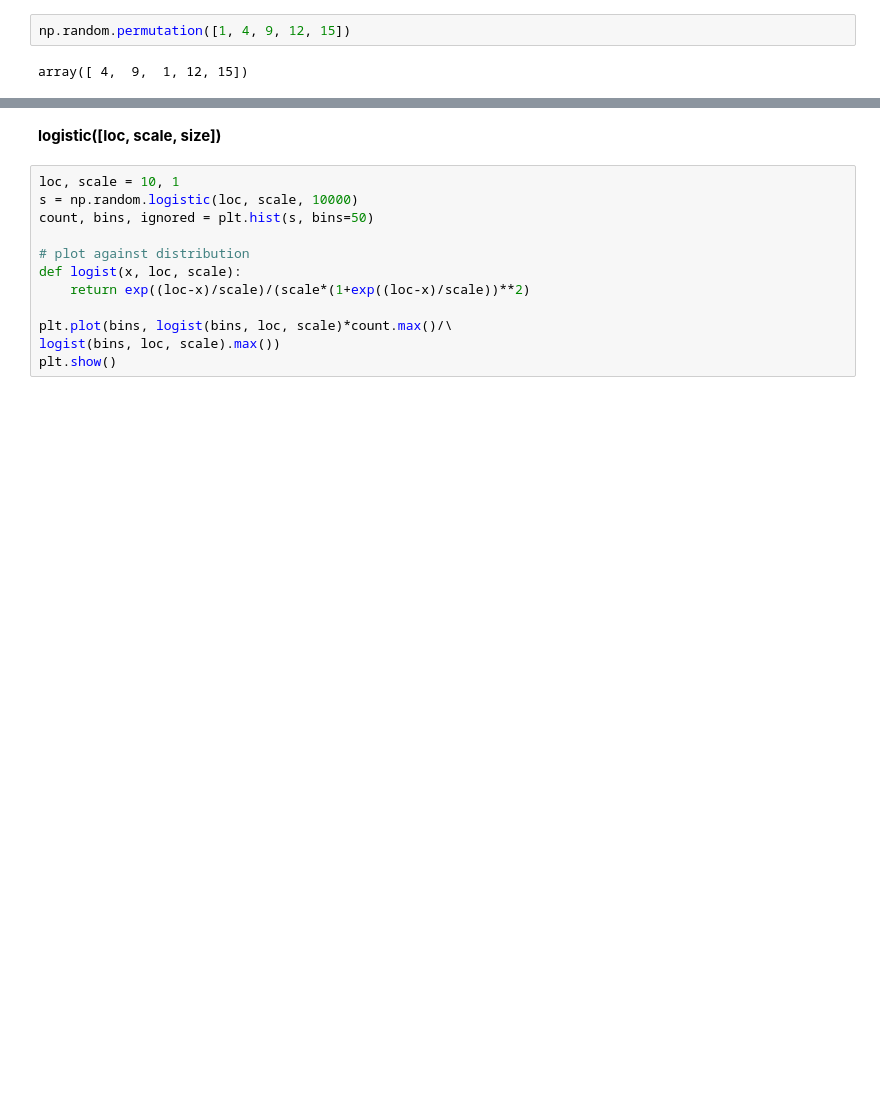
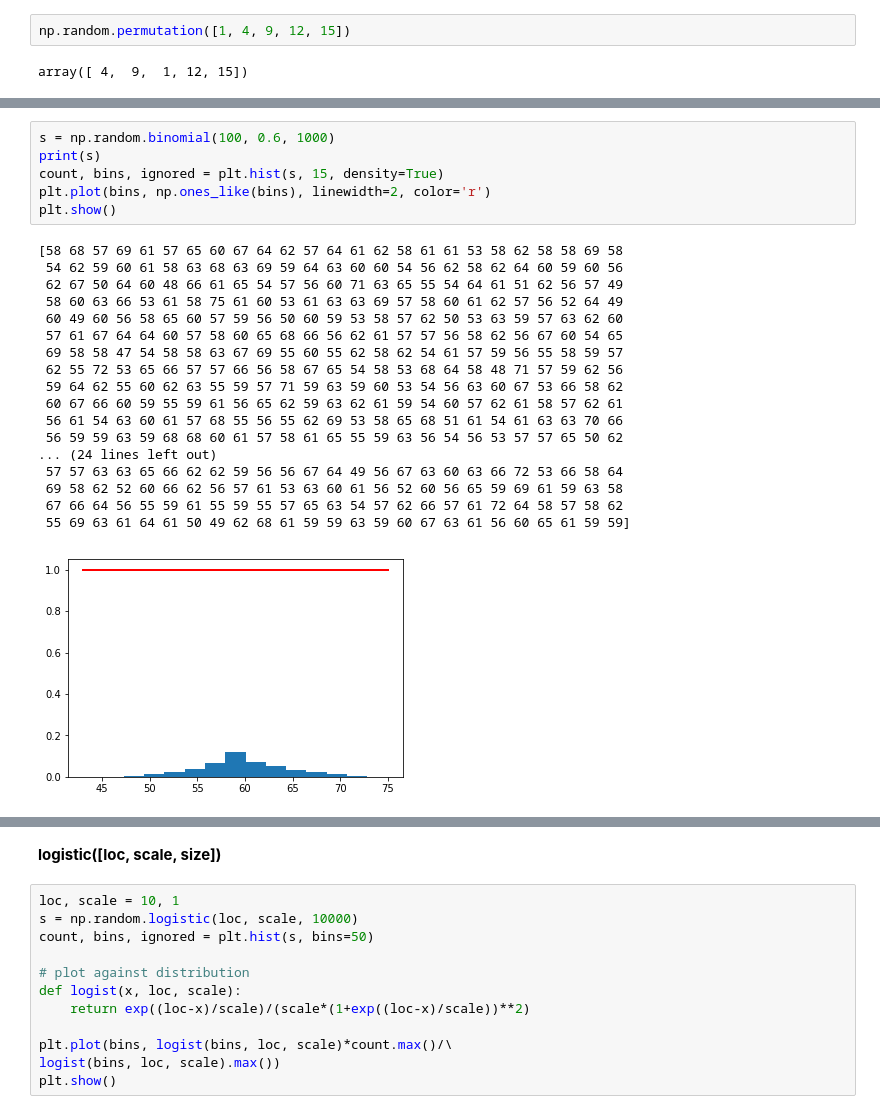
Before and after one commit to joanh3aly/GMIT-2-programming-assigment-1, a Jupyter notebook: assignment-1.0.ipynb, the cells around one changed output, grey strips where cells are left out. Cells and saved outputs as stored; diff of their text form; blank space fills up the shorter version.

```diff
--- a/assignment-1.0.ipynb
+++ b/assignment-1.0.ipynb
@@ -88,0 +149,25 @@ array([ 1.64769991,  1.25970152,  0.68671531,  0.28534859])
+# %%
+s = np.random.binomial(100, 0.6, 1000)
+print(s)
+count, bins, ignored = plt.hist(s, 15, density=True)
+plt.plot(bins, np.ones_like(bins), linewidth=2, color='r')
+plt.show()
+# %% [output]
+[58 68 57 69 61 57 65 60 67 64 62 57 64 61 62 58 61 61 53 58 62 58 58 69 58
+ 54 62 59 60 61 58 63 68 63 69 59 64 63 60 60 54 56 62 58 62 64 60 59 60 56
+ 62 67 50 64 60 48 66 61 65 54 57 56 60 71 63 65 55 54 64 61 51 62 56 57 49
+ 58 60 63 66 53 61 58 75 61 60 53 61 63 63 69 57 58 60 61 62 57 56 52 64 49
+ 60 49 60 56 58 65 60 57 59 56 50 60 59 53 58 57 62 50 53 63 59 57 63 62 60
+ 57 61 67 64 64 60 57 58 60 65 68 66 56 62 61 57 57 56 58 62 56 67 60 54 65
+ 69 58 58 47 54 58 58 63 67 69 55 60 55 62 58 62 54 61 57 59 56 55 58 59 57
+ 62 55 72 53 65 66 57 57 66 56 58 67 65 54 58 53 68 64 58 48 71 57 59 62 56
+ 59 64 62 55 60 62 63 55 59 57 71 59 63 59 60 53 54 56 63 60 67 53 66 58 62
+ 60 67 66 60 59 55 59 61 56 65 62 59 63 62 61 59 54 60 57 62 61 58 57 62 61
+ 56 61 54 63 60 61 57 68 55 56 55 62 69 53 58 65 68 51 61 54 61 63 63 70 66
+ 56 59 59 63 59 68 68 60 61 57 58 61 65 55 59 63 56 54 56 53 57 57 65 50 62
+... (24 lines left out)
+ 57 57 63 63 65 66 62 62 59 56 56 67 64 49 56 67 63 60 63 66 72 53 66 58 64
+ 69 58 62 52 60 66 62 56 57 61 53 63 60 61 56 52 60 56 65 59 69 61 59 63 58
+ 67 66 64 56 55 59 61 55 59 55 57 65 63 54 57 62 66 57 61 72 64 58 57 58 62
+ 55 69 63 61 64 61 50 49 62 68 61 59 59 63 59 60 67 63 61 56 60 65 61 59 59]
+[figure, added]
```
Also changed, not shown: parts of 43 cells of this notebook.
